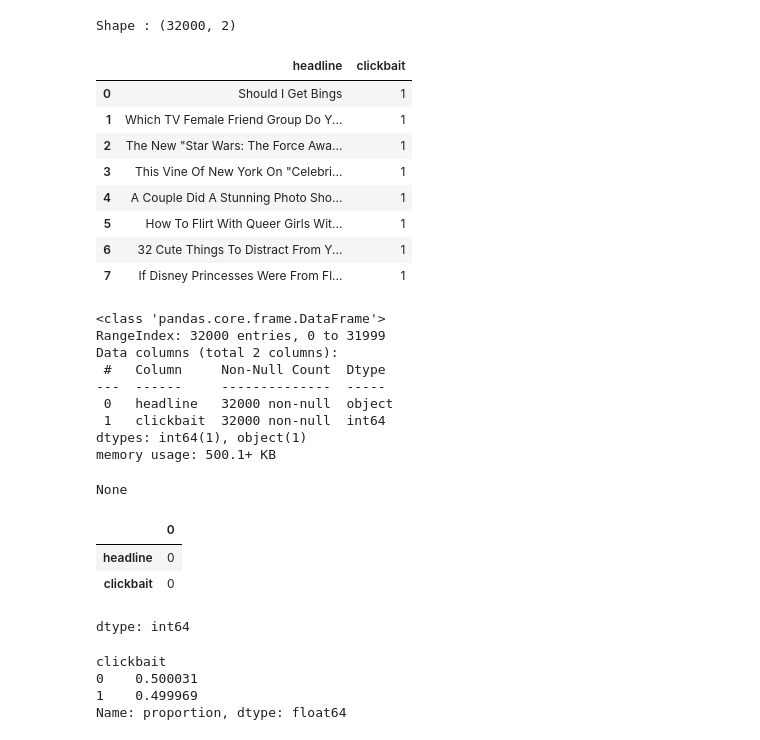
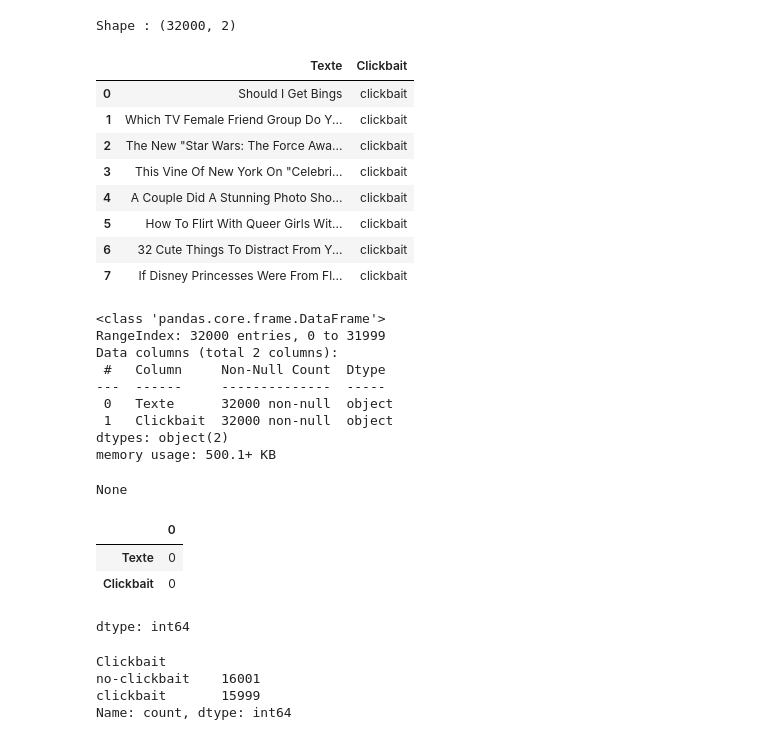
Before and after one commit to alexandre-cameron-borges/ACBorges_Clickscore_SDUDAnalytics, a Jupyter notebook: ACBorges_Clickscore_SDUDAnalytics.ipynb, the cells around one changed output. Cells and saved outputs as stored; diff of their text form; code cells hidden in the pictures.

```diff
--- a/ACBorges_Clickscore_SDUDAnalytics.ipynb
+++ b/ACBorges_Clickscore_SDUDAnalytics.ipynb
@@ -55,50 +51,56 @@ replace /content/drive/MyDrive/data/raw/webis_clickbait/clickbait17-validation-1
 # %%
 import pandas as pd
 
 # Chemin vers le CSV amandarai clickbaitdataset dans ton Drive
 pathtableclickbait_a = "/content/drive/MyDrive/data/raw/clickbait_data.csv"
 tableclickbait_a = pd.read_csv(pathtableclickbait_a)
+
+# Changement de la colonne de clickbait en Clickbait et des valeurs 0 en no-clickbait, 1 en clickbait et de headline en Texte
+tableclickbait_a['clickbait'] = tableclickbait_a['clickbait'].map({1: 'clickbait', 0: 'no-clickbait'})
+tableclickbait_a.rename(columns={'clickbait': 'Clickbait'}, inplace=True)
+tableclickbait_a.rename(columns={'headline': 'Texte'}, inplace=True)
+
 
 # Aperçu rapide
 print("Shape :", tableclickbait_a.shape)
 display(tableclickbait_a.head(8))
 
 # Comptage des nulls et types
 display(tableclickbait_a.info())
 display(tableclickbait_a.isnull().sum())
 
 # Répartition clickbait vs non-clickbait
-counts = tableclickbait_a['clickbait'].value_counts(normalize=True)
+counts = tableclickbait_a['Clickbait'].value_counts()
 print(counts)
 # %% [output]
 Shape : (32000, 2)
-|  | headline | clickbait |
-| 0 | Should I Get Bings | 1 |
-| 1 | Which TV Female Friend Group Do Y... | 1 |
-| 2 | The New "Star Wars: The Force Awa... | 1 |
-| 3 | This Vine Of New York On "Celebri... | 1 |
-| 4 | A Couple Did A Stunning Photo Sho... | 1 |
-| 5 | How To Flirt With Queer Girls Wit... | 1 |
-| 6 | 32 Cute Things To Distract From Y... | 1 |
-| 7 | If Disney Princesses Were From Fl... | 1 |
+|  | Texte | Clickbait |
+| 0 | Should I Get Bings | clickbait |
+| 1 | Which TV Female Friend Group Do Y... | clickbait |
+| 2 | The New "Star Wars: The Force Awa... | clickbait |
+| 3 | This Vine Of New York On "Celebri... | clickbait |
+| 4 | A Couple Did A Stunning Photo Sho... | clickbait |
+| 5 | How To Flirt With Queer Girls Wit... | clickbait |
+| 6 | 32 Cute Things To Distract From Y... | clickbait |
+| 7 | If Disney Princesses Were From Fl... | clickbait |
 <class 'pandas.core.frame.DataFrame'>
 RangeIndex: 32000 entries, 0 to 31999
 Data columns (total 2 columns):
  #   Column     Non-Null Count  Dtype
 ---  ------     --------------  -----
- 0   headline   32000 non-null  object
- 1   clickbait  32000 non-null  int64
-dtypes: int64(1), object(1)
+ 0   Texte      32000 non-null  object
+ 1   Clickbait  32000 non-null  object
+dtypes: object(2)
 memory usage: 500.1+ KB
 None
 |  | 0 |
-| headline | 0 |
-| clickbait | 0 |
+| Texte | 0 |
+| Clickbait | 0 |
 dtype: int64
-clickbait
-0    0.500031
-1    0.499969
-Name: proportion, dtype: float64
+Clickbait
+no-clickbait    16001
+clickbait       15999
+Name: count, dtype: int64
 # %%
 # Chemin vers le CSV marius clickbaitdataset dans ton Drive
 pathtableclickbait_b = "/content/drive/MyDrive/data/raw/ad_click_dataset.csv"
```
Also changed, not shown: parts of 11 cells of this notebook.
